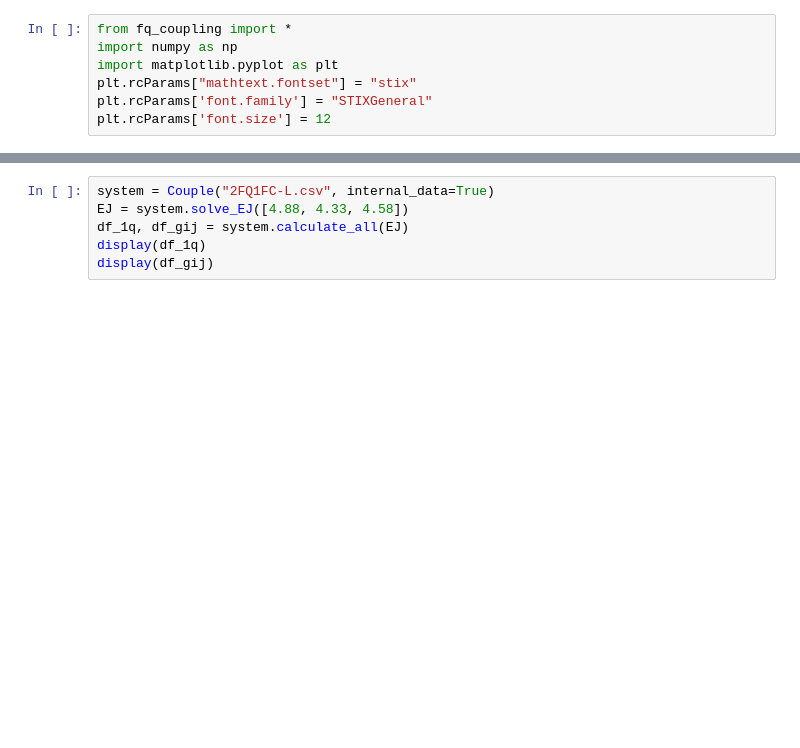
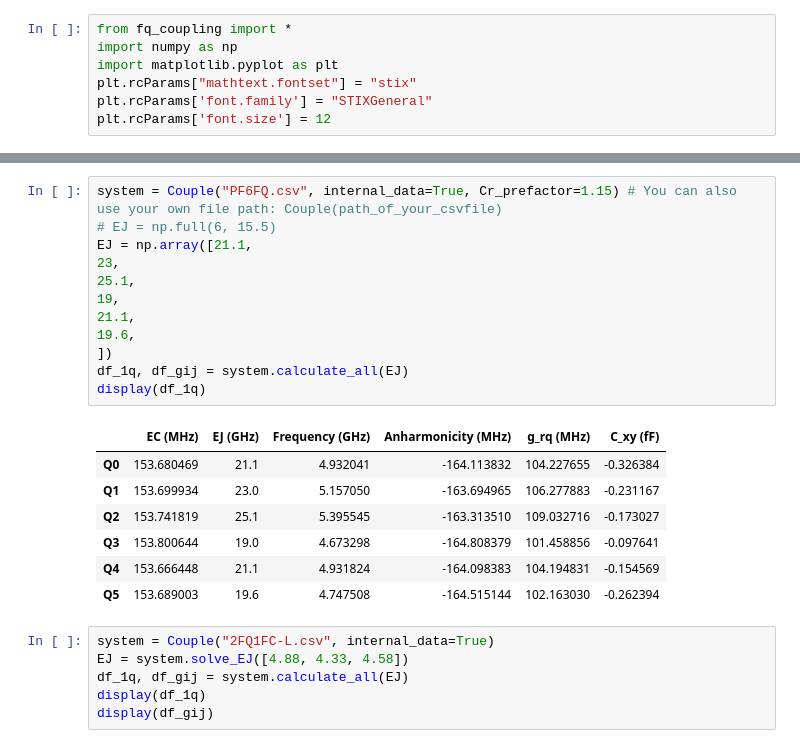
Before and after one commit to linyc253/fq_coupling, a Jupyter notebook: example.ipynb, the cells around one changed output, grey strips where cells are left out. Cells and saved outputs as stored; diff of their text form; blank space fills up the shorter version.

```diff
--- a/example.ipynb
+++ b/example.ipynb
@@ -21,3 +28,23 @@ display(df_1q)
+# %%
+system = Couple("PF6FQ.csv", internal_data=True, Cr_prefactor=1.15) # You can also use your own file path: Couple(path_of_your_csvfile)
+# EJ = np.full(6, 15.5)
+EJ = np.array([21.1,
+23,
+25.1,
+19,
+21.1,
+19.6,
+])
+df_1q, df_gij = system.calculate_all(EJ)
+display(df_1q)
+# %% [output]
+|  | EC (MHz) | EJ (GHz) | Frequency (GHz) | Anharmonicity (MHz) | g_rq (MHz) | C_xy (fF) |
+| Q0 | 153.680469 | 21.1 | 4.932041 | -164.113832 | 104.227655 | -0.326384 |
+| Q1 | 153.699934 | 23.0 | 5.157050 | -163.694965 | 106.277883 | -0.231167 |
+| Q2 | 153.741819 | 25.1 | 5.395545 | -163.313510 | 109.032716 | -0.173027 |
+| Q3 | 153.800644 | 19.0 | 4.673298 | -164.808379 | 101.458856 | -0.097641 |
+| Q4 | 153.666448 | 21.1 | 4.931824 | -164.098383 | 104.194831 | -0.154569 |
+| Q5 | 153.689003 | 19.6 | 4.747508 | -164.515144 | 102.163030 | -0.262394 |
 # %%
 system = Couple("2FQ1FC-L.csv", internal_data=True)
 EJ = system.solve_EJ([4.88, 4.33, 4.58])
```
Also changed, not shown: parts of 1 cell of this notebook, 1 other file.
